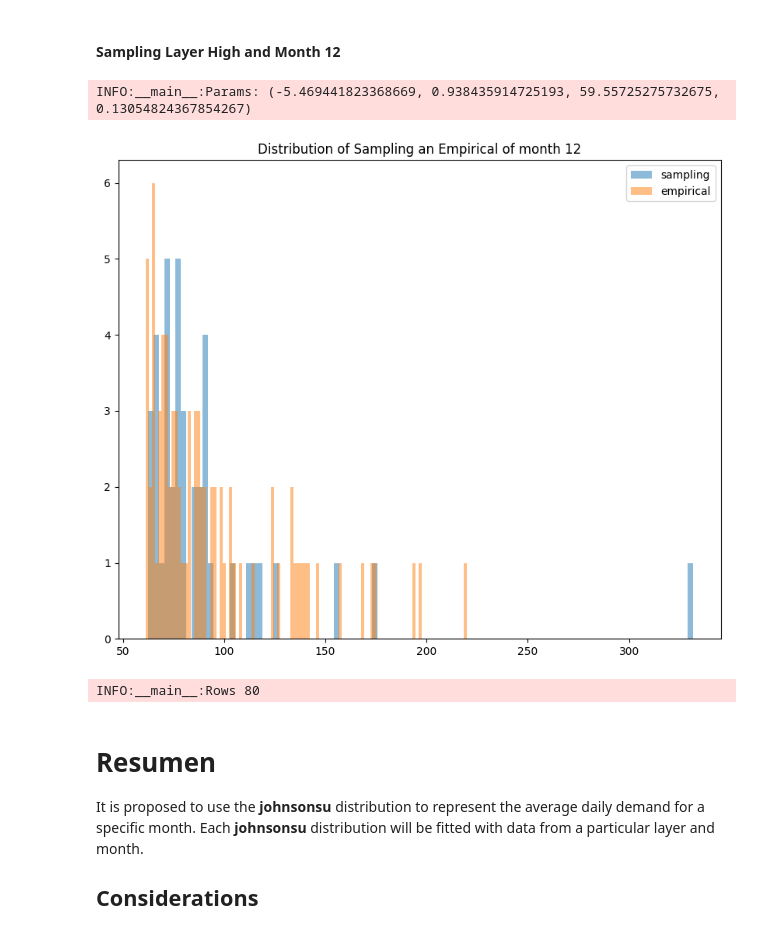
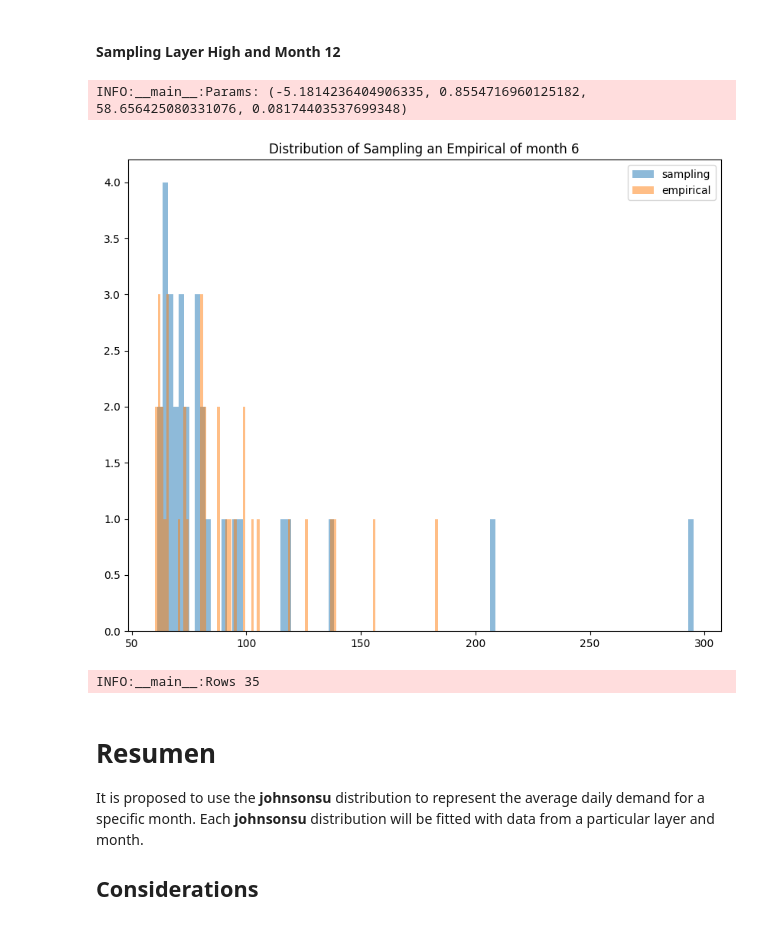
Before and after one commit to PitHurtado/multiperiod-2e, a Jupyter notebook: notebooks/Scenario_Generation/Scenario-Generation-v1.ipynb, the cells around one changed output. Saved outputs shown, nothing was run; the diff lists cells and outputs as text; code cells hidden in the pictures.

```diff
--- a/notebooks/Scenario_Generatio/Scenario-Generatio-v1.ipynb
+++ b/notebooks/Scenario_Generation/Scenario-Generation-v1.ipynb
@@ -782,26 +843,26 @@ BIC:            324.733909452627
 # %% [markdown]
 #### Sampling Layer High and Month 12
 # %%
-MONTH=12
+MONTH=6
 ## Distribution Selected
 distribution = stats.johnsonsu
 
 # fitting
 parametros   = distribution.fit(raw_high.loc[raw_high.month == MONTH, 'demand'].to_numpy())
 logger.info(f"Params: {parametros}")
 
 # plot with sampling records
 fig, axes = plt.subplots(figsize=(10,8))
-plt.hist(distribution.rvs(*parametros, size=40), bins = 100, alpha=0.5, label="sampling")
+plt.hist(distribution.rvs(*parametros, size=30), bins = 100, alpha=0.5, label="sampling")
 plt.hist(raw_high.loc[raw_high.month == MONTH, 'demand'], bins=100, alpha=0.5, label="empirical")
 plt.legend()
 plt.title(f"Distribution of Sampling an Empirical of month {MONTH}")
 plt.show()
 logger.info(f"Rows {len(raw_high.loc[raw_high.month == MONTH, 'demand'])}")
 # %% [output]
-INFO:__main__:Params: (-5.469441823368669, 0.938435914725193, 59.55725275732675, 0.13054824367854267)
+INFO:__main__:Params: (-5.1814236404906335, 0.8554716960125182, 58.656425080331076, 0.08174403537699348)
-[figure, old version]
+[figure, new version]
-INFO:__main__:Rows 80
+INFO:__main__:Rows 35
 # %% [markdown]
 # Resumen
 
```
Also changed, not shown: parts of 17 cells of this notebook.
